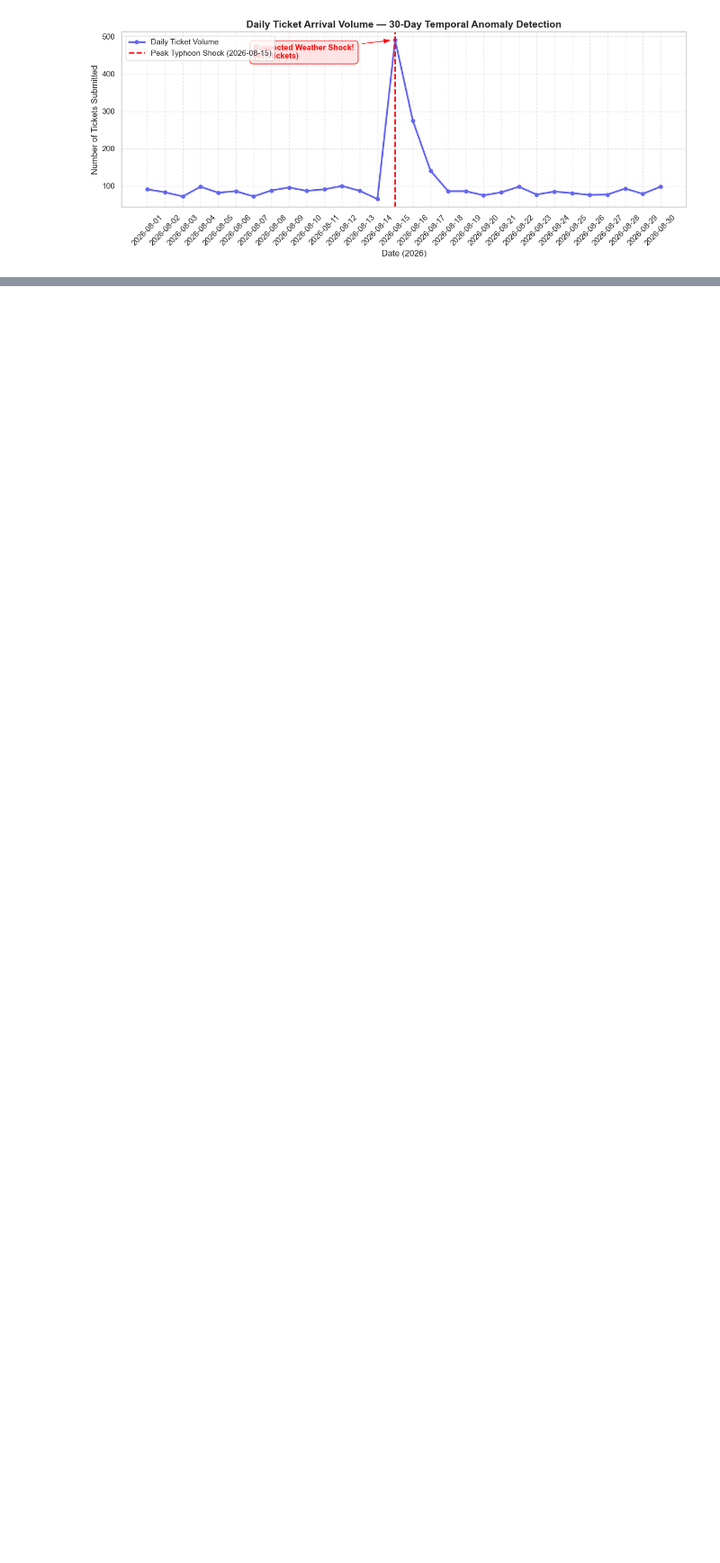
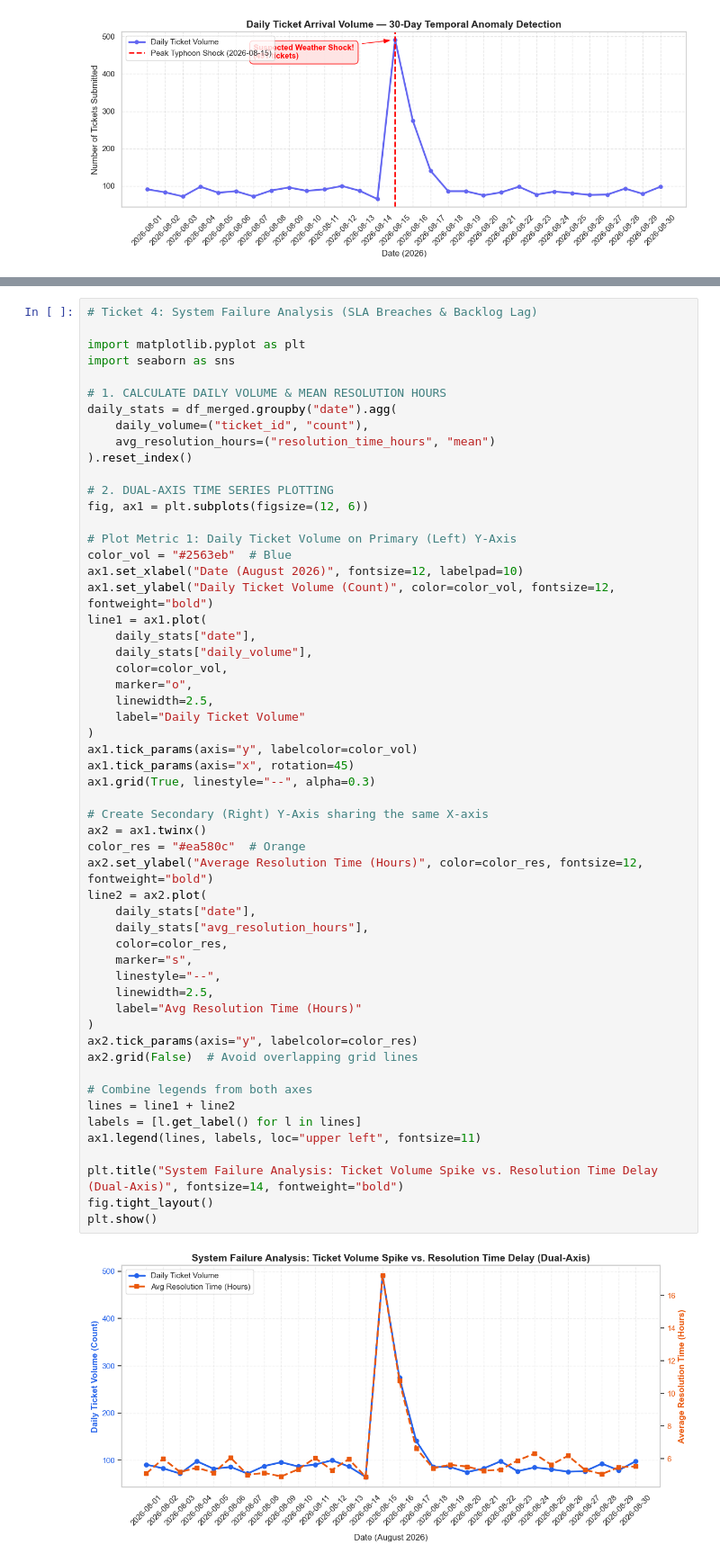
Before and after one commit to ymsrubio/TicketSim, a Jupyter notebook: notebooks/03_eda_and_sla_breach_analysis.ipynb, the cells around one changed output, grey strips where cells are left out. Shown at 90% size. Saved outputs shown, nothing was run; the diff lists cells and outputs as text; blank space fills up the shorter version.

Commit message:
feat(eda): implement Ticket 4 system failure dual-axis analysis chart (fixes #8)

```diff
--- a/notebooks/03_eda_and_sla_breach_analysis.ipynb
+++ b/notebooks/03_eda_and_sla_breach_analysis.ipynb
@@ -215,0 +227,57 @@ plt.show()
+# %%
+# Ticket 4: System Failure Analysis (SLA Breaches & Backlog Lag)
+
+import matplotlib.pyplot as plt
+import seaborn as sns
+
+# 1. CALCULATE DAILY VOLUME & MEAN RESOLUTION HOURS
+daily_stats = df_merged.groupby("date").agg(
+    daily_volume=("ticket_id", "count"),
+    avg_resolution_hours=("resolution_time_hours", "mean")
+).reset_index()
+
+# 2. DUAL-AXIS TIME SERIES PLOTTING
+fig, ax1 = plt.subplots(figsize=(12, 6))
+
+# Plot Metric 1: Daily Ticket Volume on Primary (Left) Y-Axis
+color_vol = "#2563eb"  # Blue
+ax1.set_xlabel("Date (August 2026)", fontsize=12, labelpad=10)
+ax1.set_ylabel("Daily Ticket Volume (Count)", color=color_vol, fontsize=12, fontweight="bold")
+line1 = ax1.plot(
+    daily_stats["date"],
+    daily_stats["daily_volume"],
+    color=color_vol,
+    marker="o",
+    linewidth=2.5,
+    label="Daily Ticket Volume"
+)
+ax1.tick_params(axis="y", labelcolor=color_vol)
+ax1.tick_params(axis="x", rotation=45)
+ax1.grid(True, linestyle="--", alpha=0.3)
+
+# Create Secondary (Right) Y-Axis sharing the same X-axis
+ax2 = ax1.twinx()
+color_res = "#ea580c"  # Orange
+ax2.set_ylabel("Average Resolution Time (Hours)", color=color_res, fontsize=12, fontweight="bold")
+line2 = ax2.plot(
+    daily_stats["date"],
+    daily_stats["avg_resolution_hours"],
+    color=color_res,
+    marker="s",
+    linestyle="--",
+    linewidth=2.5,
+    label="Avg Resolution Time (Hours)"
+)
+ax2.tick_params(axis="y", labelcolor=color_res)
+ax2.grid(False)  # Avoid overlapping grid lines
+
+# Combine legends from both axes
+lines = line1 + line2
+labels = [l.get_label() for l in lines]
+ax1.legend(lines, labels, loc="upper left", fontsize=11)
+
+plt.title("System Failure Analysis: Ticket Volume Spike vs. Resolution Time Delay (Dual-Axis)", fontsize=14, fontweight="bold")
+fig.tight_layout()
+plt.show()
+# %% [output]
+[figure, added]
```
Also changed, not shown: parts of 1 cell of this notebook.
